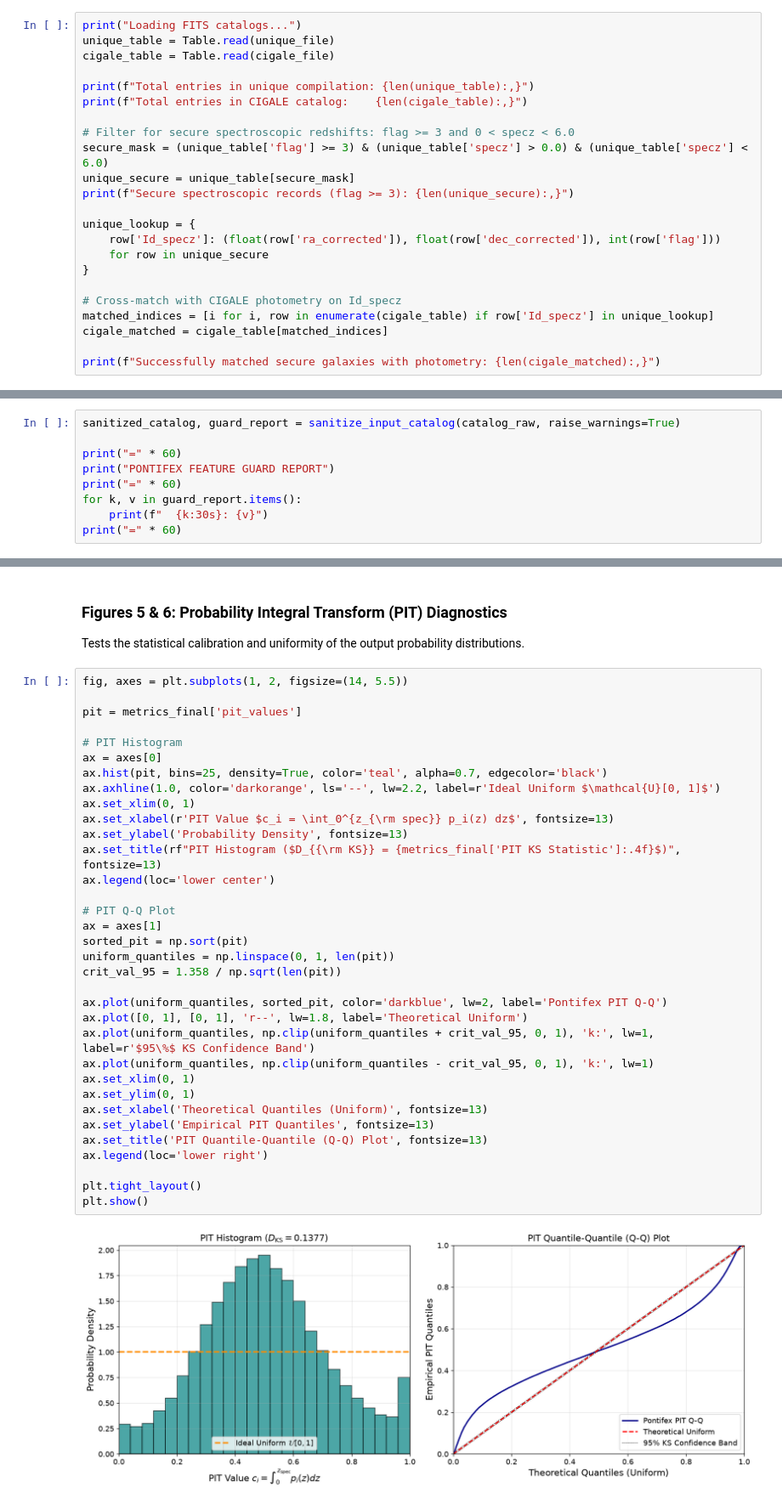
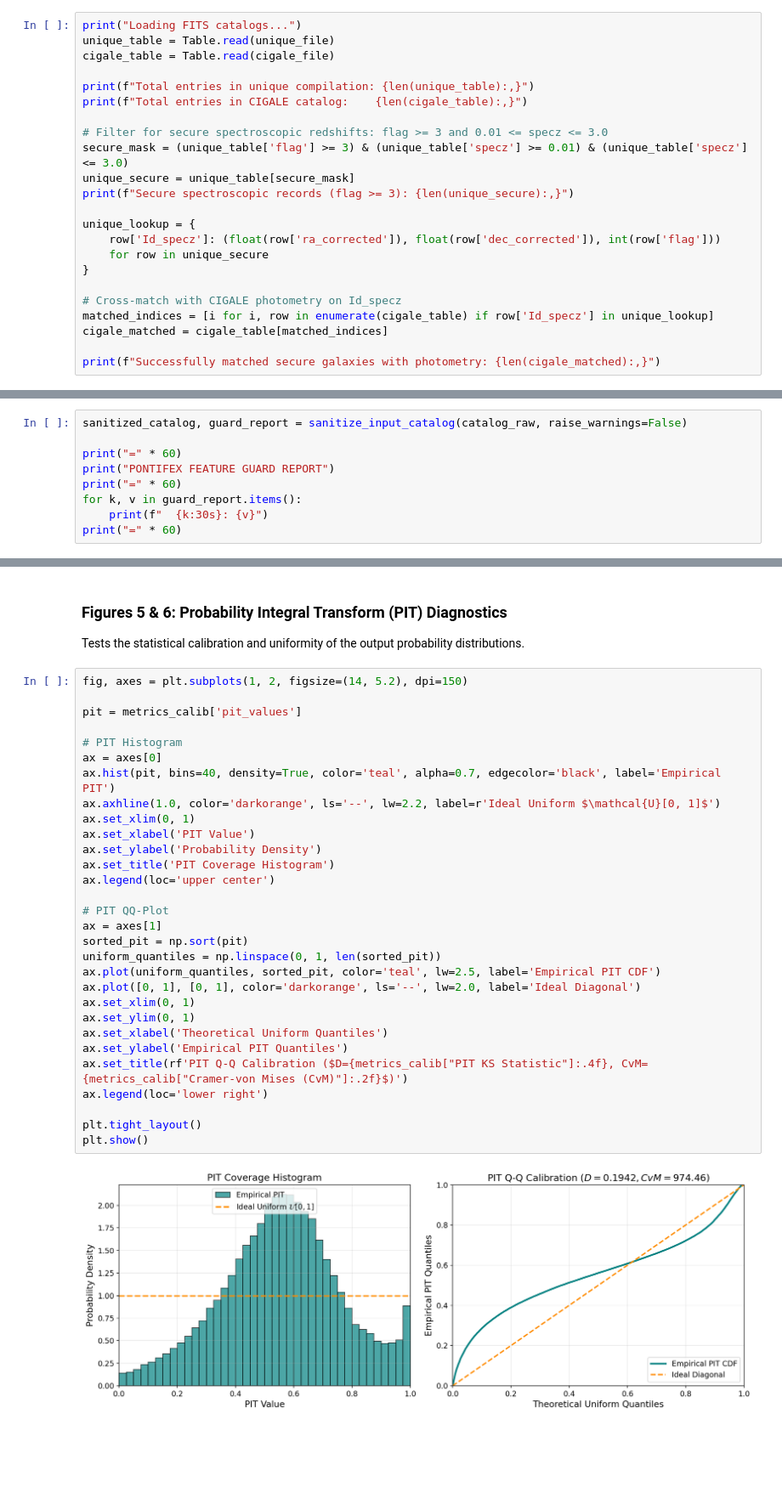
Before and after one commit to mardom/DDFpz, a Jupyter notebook: notebooks/specz_compilation_photoz_pipeline.ipynb, the cells around one changed output, grey strips where cells are left out. Shown at 85% size. Saved outputs shown, nothing was run; the diff lists cells and outputs as text; blank space fills up the shorter version.

```diff
--- a/notebooks/specz_compilation_photoz_pipeline.ipynb
+++ b/notebooks/specz_compilation_photoz_pipeline.ipynb
@@ -129,8 +133,8 @@ cigale_table = Table.read(cigale_file)
 print(f"Total entries in unique compilation: {len(unique_table):,}")
 print(f"Total entries in CIGALE catalog:    {len(cigale_table):,}")
 
-# Filter for secure spectroscopic redshifts: flag >= 3 and 0 < specz < 6.0
-secure_mask = (unique_table['flag'] >= 3) & (unique_table['specz'] > 0.0) & (unique_table['specz'] < 6.0)
+# Filter for secure spectroscopic redshifts: flag >= 3 and 0.01 <= specz <= 3.0
+secure_mask = (unique_table['flag'] >= 3) & (unique_table['specz'] >= 0.01) & (unique_table['specz'] <= 3.0)
 unique_secure = unique_table[secure_mask]
 print(f"Secure spectroscopic records (flag >= 3): {len(unique_secure):,}")
 
@@ -210,7 +214,7 @@ Redshift range: z_min = 0.000, z_max = 5.995, z_median = 0.676
 ## 4. Pontifex Feature Guard & Input Protection
 The `pontifex.core.sanitize_input_catalog` guard validates and sanitizes input data without altering IDs or true redshifts.
 # %%
-sanitized_catalog, guard_report = sanitize_input_catalog(catalog_raw, raise_warnings=True)
+sanitized_catalog, guard_report = sanitize_input_catalog(catalog_raw, raise_warnings=False)
 
 print("=" * 60)
 print("PONTIFEX FEATURE GUARD REPORT")
@@ -975,40 +757,36 @@ plt.show()
 ### Figures 5 & 6: Probability Integral Transform (PIT) Diagnostics
 Tests the statistical calibration and uniformity of the output probability distributions.
 # %%
-fig, axes = plt.subplots(1, 2, figsize=(14, 5.5))
+fig, axes = plt.subplots(1, 2, figsize=(14, 5.2), dpi=150)
 
-pit = metrics_final['pit_values']
+pit = metrics_calib['pit_values']
 
 # PIT Histogram
 ax = axes[0]
-ax.hist(pit, bins=25, density=True, color='teal', alpha=0.7, edgecolor='black')
+ax.hist(pit, bins=40, density=True, color='teal', alpha=0.7, edgecolor='black', label='Empirical PIT')
 ax.axhline(1.0, color='darkorange', ls='--', lw=2.2, label=r'Ideal Uniform $\mathcal{U}[0, 1]$')
 ax.set_xlim(0, 1)
-ax.set_xlabel(r'PIT Value $c_i = \int_0^{z_{\rm spec}} p_i(z) dz$', fontsize=13)
-ax.set_ylabel('Probability Density', fontsize=13)
-ax.set_title(rf"PIT Histogram ($D_{{\rm KS}} = {metrics_final['PIT KS Statistic']:.4f}$)", fontsize=13)
-ax.legend(loc='lower center')
+ax.set_xlabel('PIT Value')
+ax.set_ylabel('Probability Density')
+ax.set_title('PIT Coverage Histogram')
+ax.legend(loc='upper center')
 
-# PIT Q-Q Plot
+# PIT QQ-Plot
 ax = axes[1]
 sorted_pit = np.sort(pit)
-uniform_quantiles = np.linspace(0, 1, len(pit))
-crit_val_95 = 1.358 / np.sqrt(len(pit))
-
-ax.plot(uniform_quantiles, sorted_pit, color='darkblue', lw=2, label='Pontifex PIT Q-Q')
-ax.plot([0, 1], [0, 1], 'r--', lw=1.8, label='Theoretical Uniform')
-ax.plot(uniform_quantiles, np.clip(uniform_quantiles + crit_val_95, 0, 1), 'k:', lw=1, label=r'$95\%$ KS Confidence Band')
-ax.plot(uniform_quantiles, np.clip(uniform_quantiles - crit_val_95, 0, 1), 'k:', lw=1)
+uniform_quantiles = np.linspace(0, 1, len(sorted_pit))
+ax.plot(uniform_quantiles, sorted_pit, color='teal', lw=2.5, label='Empirical PIT CDF')
+ax.plot([0, 1], [0, 1], color='darkorange', ls='--', lw=2.0, label='Ideal Diagonal')
 ax.set_xlim(0, 1)
 ax.set_ylim(0, 1)
-ax.set_xlabel('Theoretical Quantiles (Uniform)', fontsize=13)
-ax.set_ylabel('Empirical PIT Quantiles', fontsize=13)
-ax.set_title('PIT Quantile-Quantile (Q-Q) Plot', fontsize=13)
+ax.set_xlabel('Theoretical Uniform Quantiles')
+ax.set_ylabel('Empirical PIT Quantiles')
+ax.set_title(rf'PIT Q-Q Calibration ($D={metrics_calib["PIT KS Statistic"]:.4f}, CvM={metrics_calib["Cramer-von Mises (CvM)"]:.2f}$)')
 ax.legend(loc='lower right')
 
 plt.tight_layout()
 plt.show()
 # %% [output]
-[figure, old version]
+[figure, new version]
 # %% [markdown]
 ### Figure 7: Reconstructed Ensemble Redshift Distribution $n(z)$
```
Also changed, not shown: parts of 39 cells of this notebook, 1 other file.
